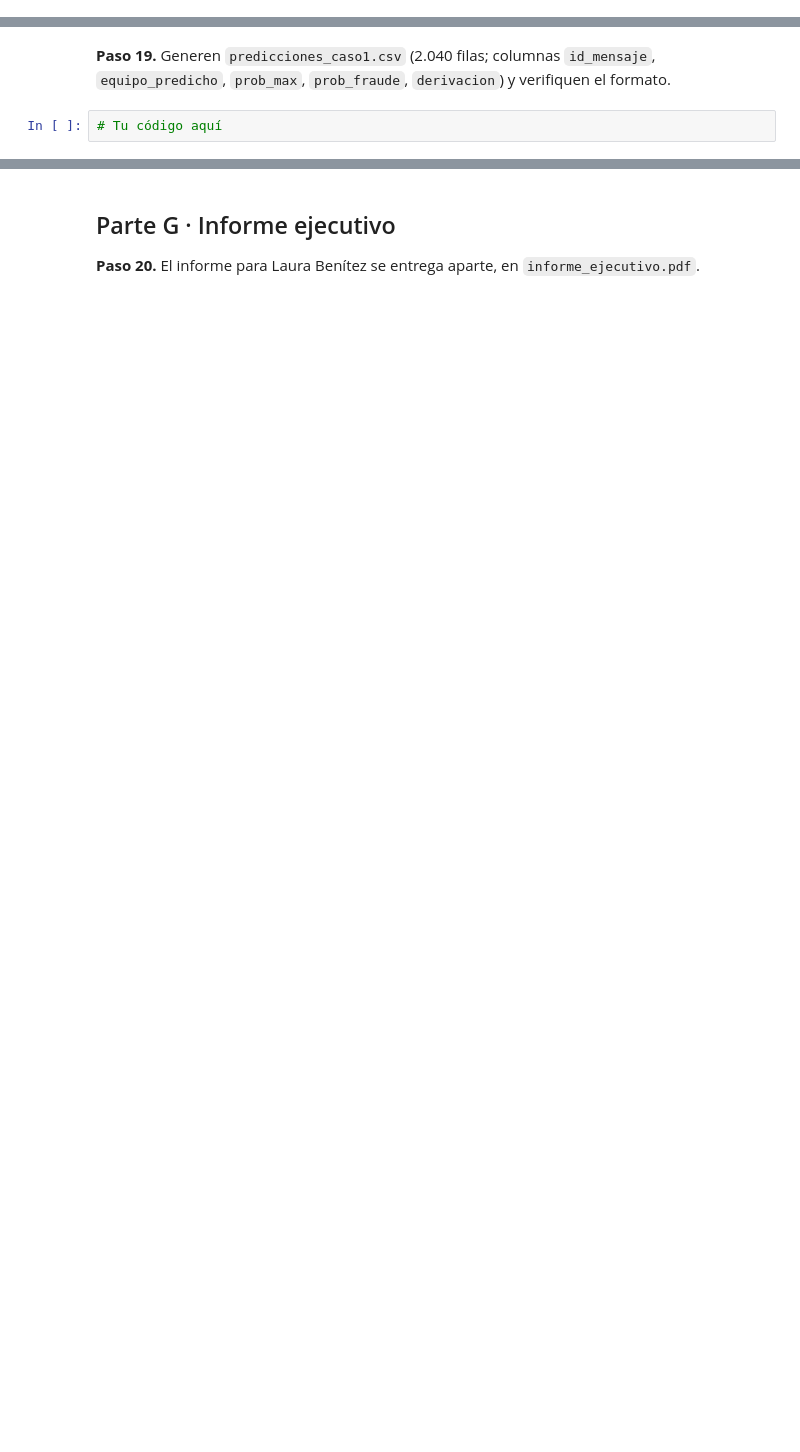
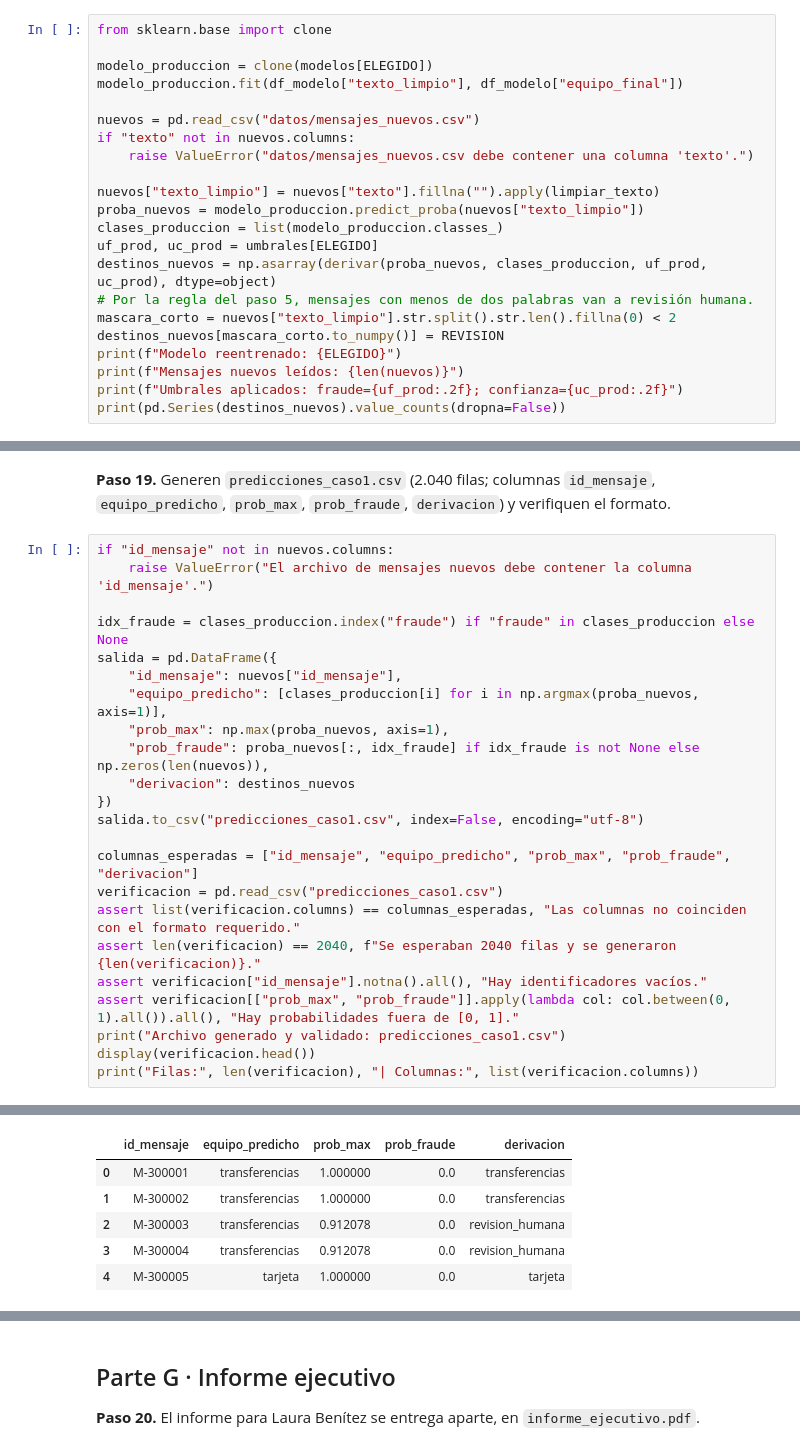
Before and after one commit to TomyGamG/Cauce_una_billetera_virtual_-Naive_Bayes-, a Jupyter notebook: caso1_cauce.ipynb, the cells around one changed output, grey strips where cells are left out. Saved outputs shown, nothing was run; the diff lists cells and outputs as text; blank space fills up the shorter version.

```diff
--- a/caso1_cauce.ipynb
+++ b/caso1_cauce.ipynb
@@ -575,0 +639,22 @@ Real vs destino (proporción por fila; revision_humana = la revisa una persona):
+# %%
+from sklearn.base import clone
+
+modelo_produccion = clone(modelos[ELEGIDO])
+modelo_produccion.fit(df_modelo["texto_limpio"], df_modelo["equipo_final"])
+
+nuevos = pd.read_csv("datos/mensajes_nuevos.csv")
+if "texto" not in nuevos.columns:
+    raise ValueError("datos/mensajes_nuevos.csv debe contener una columna 'texto'.")
+
+nuevos["texto_limpio"] = nuevos["texto"].fillna("").apply(limpiar_texto)
+proba_nuevos = modelo_produccion.predict_proba(nuevos["texto_limpio"])
+clases_produccion = list(modelo_produccion.classes_)
+uf_prod, uc_prod = umbrales[ELEGIDO]
+destinos_nuevos = np.asarray(derivar(proba_nuevos, clases_produccion, uf_prod, uc_prod), dtype=object)
+# Por la regla del paso 5, mensajes con menos de dos palabras van a revisión humana.
+mascara_corto = nuevos["texto_limpio"].str.split().str.len().fillna(0) < 2
+destinos_nuevos[mascara_corto.to_numpy()] = REVISION
+print(f"Modelo reentrenado: {ELEGIDO}")
+print(f"Mensajes nuevos leídos: {len(nuevos)}")
+print(f"Umbrales aplicados: fraude={uf_prod:.2f}; confianza={uc_prod:.2f}")
+print(pd.Series(destinos_nuevos).value_counts(dropna=False))
@@ -576,4 +672,26 @@ Real vs destino (proporción por fila; revision_humana = la revisa una persona):
 # %% [markdown]
 **Paso 19.** Generen `predicciones_caso1.csv` (2.040 filas; columnas `id_mensaje`, `equipo_predicho`, `prob_max`, `prob_fraude`, `derivacion`) y verifiquen el formato.
-# %%
-# Tu código aquí
+# %%
+if "id_mensaje" not in nuevos.columns:
+    raise ValueError("El archivo de mensajes nuevos debe contener la columna 'id_mensaje'.")
+
+idx_fraude = clases_produccion.index("fraude") if "fraude" in clases_produccion else None
+salida = pd.DataFrame({
+    "id_mensaje": nuevos["id_mensaje"],
+    "equipo_predicho": [clases_produccion[i] for i in np.argmax(proba_nuevos, axis=1)],
+    "prob_max": np.max(proba_nuevos, axis=1),
+    "prob_fraude": proba_nuevos[:, idx_fraude] if idx_fraude is not None else np.zeros(len(nuevos)),
+    "derivacion": destinos_nuevos
+})
+salida.to_csv("predicciones_caso1.csv", index=False, encoding="utf-8")
+
+columnas_esperadas = ["id_mensaje", "equipo_predicho", "prob_max", "prob_fraude", "derivacion"]
+verificacion = pd.read_csv("predicciones_caso1.csv")
+assert list(verificacion.columns) == columnas_esperadas, "Las columnas no coinciden con el formato requerido."
+assert len(verificacion) == 2040, f"Se esperaban 2040 filas y se generaron {len(verificacion)}."
+assert verificacion["id_mensaje"].notna().all(), "Hay identificadores vacíos."
+assert verificacion[["prob_max", "prob_fraude"]].apply(lambda col: col.between(0, 1).all()).all(), "Hay probabilidades fuera de [0, 1]."
+print("Archivo generado y validado: predicciones_caso1.csv")
+display(verificacion.head())
+print("Filas:", len(verificacion), "| Columnas:", list(verificacion.columns))
+# %% [output]
@@ -579,0 +699,6 @@ Real vs destino (proporción por fila; revision_humana = la revisa una persona):
+|  | id_mensaje | equipo_predicho | prob_max | prob_fraude | derivacion |
+| 0 | M-300001 | transferencias | 1.000000 | 0.0 | transferencias |
+| 1 | M-300002 | transferencias | 1.000000 | 0.0 | transferencias |
+| 2 | M-300003 | transferencias | 0.912078 | 0.0 | revision_humana |
+| 3 | M-300004 | transferencias | 0.912078 | 0.0 | revision_humana |
+| 4 | M-300005 | tarjeta | 1.000000 | 0.0 | tarjeta |
```
Also changed, not shown: parts of 27 cells of this notebook, 2 other files.
